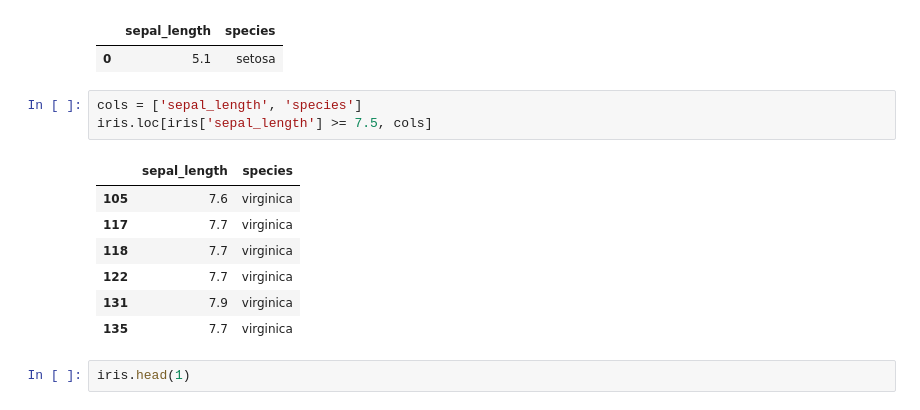
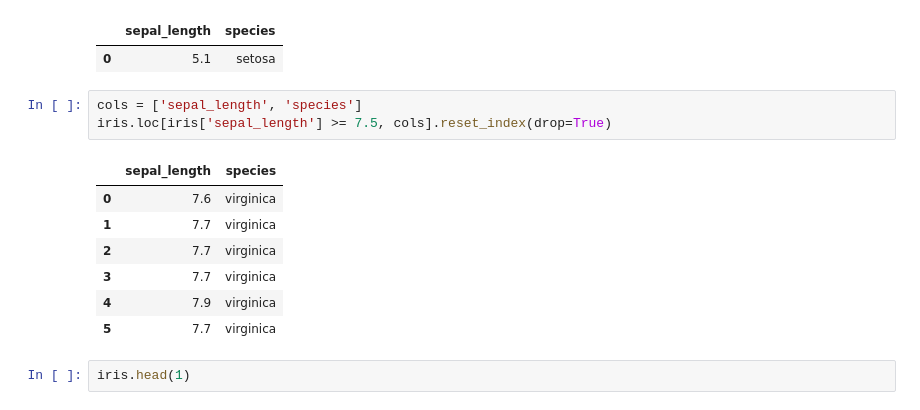
Before and after one commit to jsm326/han-date, a Jupyter notebook: python_240701.ipynb, the cells around one changed output. Saved outputs shown, nothing was run; the diff lists cells and outputs as text.

```diff
--- a/python_240701.ipynb
+++ b/python_240701.ipynb
@@ -248,15 +248,15 @@ iris.loc[:, cols].head(1)
 | 0 | 5.1 | setosa |
 # %%
 cols = ['sepal_length', 'species']
-iris.loc[iris['sepal_length'] >= 7.5, cols]
+iris.loc[iris['sepal_length'] >= 7.5, cols].reset_index(drop=True)
 # %% [output]
 |  | sepal_length | species |
-| 105 | 7.6 | virginica |
-| 117 | 7.7 | virginica |
-| 118 | 7.7 | virginica |
-| 122 | 7.7 | virginica |
-| 131 | 7.9 | virginica |
-| 135 | 7.7 | virginica |
+| 0 | 7.6 | virginica |
+| 1 | 7.7 | virginica |
+| 2 | 7.7 | virginica |
+| 3 | 7.7 | virginica |
+| 4 | 7.9 | virginica |
+| 5 | 7.7 | virginica |
 # %%
 iris.head(1)
 # %% [output]
```
Also changed, not shown: 4 other files.
